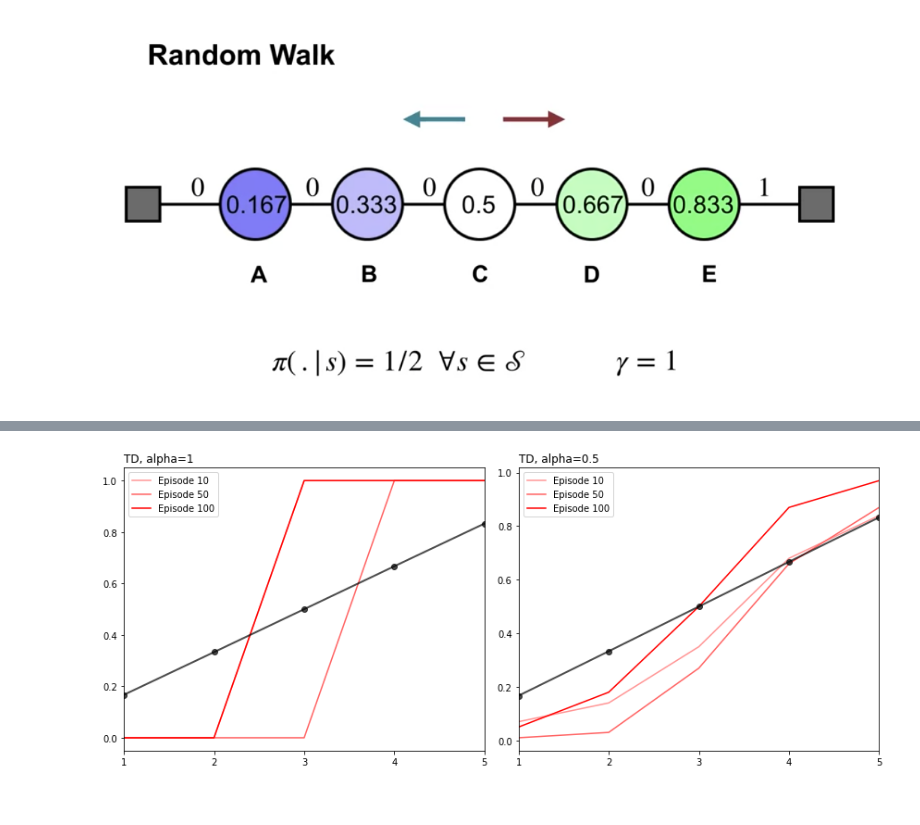
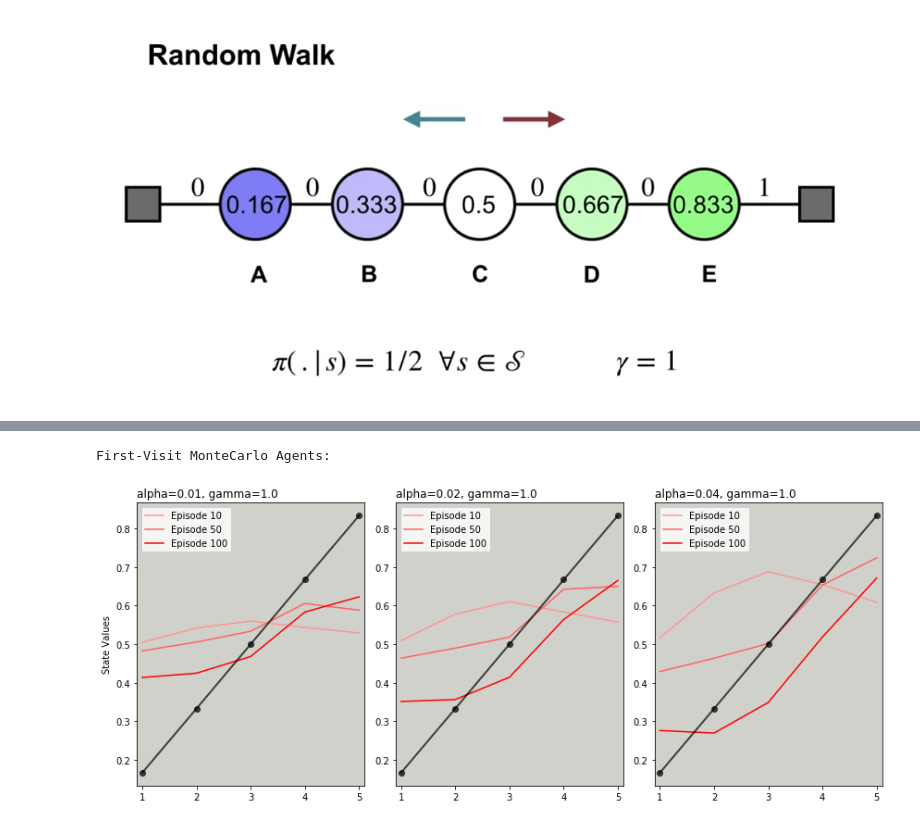
Before and after one commit to SebastienMc/Wee-RL-Notes, a Jupyter notebook: 6.1_MC v TD Learning.ipynb, the cells around one changed output, grey strips where cells are left out. Cells and saved outputs as stored; diff of their text form; code cells hidden in the pictures.

```diff
--- a/6.1_MC v TD Learning.ipynb
+++ b/6.1_MC v TD Learning.ipynb
@@ -231,20 +265,25 @@ true_values = pd.Series(true_values, index=range(1, 6), name='True Values')
+# %%
+true_values = pd.Series(Agent.true_state_values, index=range(1, 6), name='True Values')
 # %%
-fig, ax = plt.subplots(1, 2, figsize=(12, 5))
-colours = ('#ff9696','#ff6464','#ff0000')
+def plot_learning(cp1_vals, cp2_vals, cp3_vals, a1, a2, a3, colours):
 
-_ = pd.DataFrame(first_values, columns=range(1, 6)).T.plot(color=colours, ax=ax[0])
-_ = ax[0].set_xticks(range(1, 6))
-_ = ax[0].set_xlim(0.9, 5.1)
-_ = ax[0].set_title('First-Visit Monte Carlo', loc='left')
-_ = ax[0].legend([f'Episode {cp + 1}' for cp in checkpoints])
+    fig, ax = plt.subplots(1, 3, figsize=(12, 5))
 
-_ = pd.DataFrame(every_values, columns=range(1, 6)).T.plot(color=colours, ax=ax[1])
-_ = ax[1].set_xticks(range(1, 6))
-_ = ax[1].set_xlim(0.9, 5.1)
-_ = ax[1].set_title('Every-Visit Monte Carlo', loc='left')
-_ = ax[1].legend([f'Episode {cp + 1}' for cp in checkpoints])
+    _ = pd.DataFrame(cp1_vals, columns=range(1, 6)).T.plot(color=colours, ax=ax[0])
+    _ = ax[0].set_title(f'alpha={a1}, gamma=1.0', loc='left')
+    _ = ax[0].set_ylabel('State Values')
 
-for a in ax:
-    _ = true_values.plot(ax=a, color='k', linewidth=2, marker='o', alpha=0.7)
+    _ = pd.DataFrame(cp2_vals, columns=range(1, 6)).T.plot(color=colours, ax=ax[1])
+    _ = ax[1].set_title(f'alpha={a2}, gamma=1.0', loc='left')
 
-plt.tight_layout()
+    _ = pd.DataFrame(cp3_vals, columns=range(1, 6)).T.plot(color=colours, ax=ax[2])
+    _ = ax[2].set_title(f'alpha={a3}, gamma=1.0', loc='left')
+
+    for a in ax:
+        _ = true_values.plot(ax=a, color='k', linewidth=2, marker='o', alpha=0.7)
+        _ = a.legend([f'Episode {cp + 1}' for cp in checkpoints])
+        _ = a.set_xlim(0.9, 5.1)
+        _ = a.set_xticks(range(1, 6))
+        _ = a.set_facecolor('#d1d1cb')
+
+    plt.tight_layout()
@@ -253,22 +290,9 @@ plt.tight_layout()
-# %%
-fig, ax = plt.subplots(1, 2, figsize=(12, 5))
-colours = '#ff9696','#ff6464','#ff0000'
-
-_ = pd.DataFrame(one_values, columns=range(1, 6)).T.plot(ax=ax[0], color=colours)
-_ = ax[0].set_xticks(range(1, 6))
-_ = ax[0].set_xlim(0.9, 5.1)
-_ = ax[0].set_title('TD, alpha=1', loc='left')
-_ = ax[0].legend([f'Episode {cp + 1}' for cp in checkpoints])
-
-_ = pd.DataFrame(half_values, columns=range(1, 6)).T.plot(ax=ax[1], color=colours)
-_ = ax[1].set_xticks(range(1, 6))
-_ = ax[1].set_xlim(0.9, 5.1)
-_ = ax[1].set_title('TD, alpha=0.5', loc='left')
-_ = ax[1].legend([f'Episode {cp + 1}' for cp in checkpoints])
-
-for a in ax:
-    _ = true_values.plot(ax=a, color='k', linewidth=2, marker='o', alpha=0.7)
-
-plt.tight_layout()
-# %% [output]
-[figure, removed]
+# %%
+print('First-Visit MonteCarlo Agents:')
+plot_learning(checkpoint_values['MCf1'],
+              checkpoint_values['MCf2'],
+              checkpoint_values['MCf4'],
+              '0.01', '0.02', '0.04', colours1)
+# %% [output]
+First-Visit MonteCarlo Agents:
+[figure, added]
```
Also changed, not shown: parts of 16 cells of this notebook.
